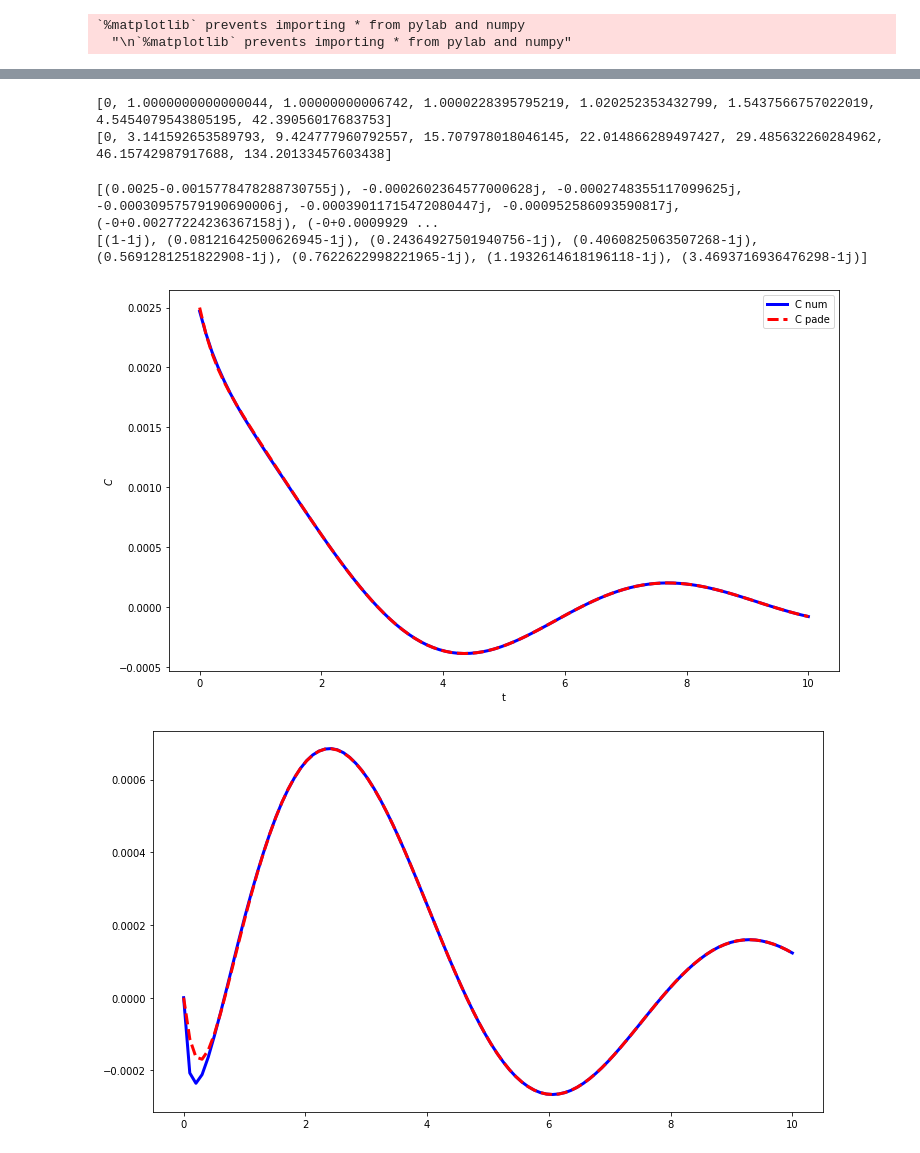
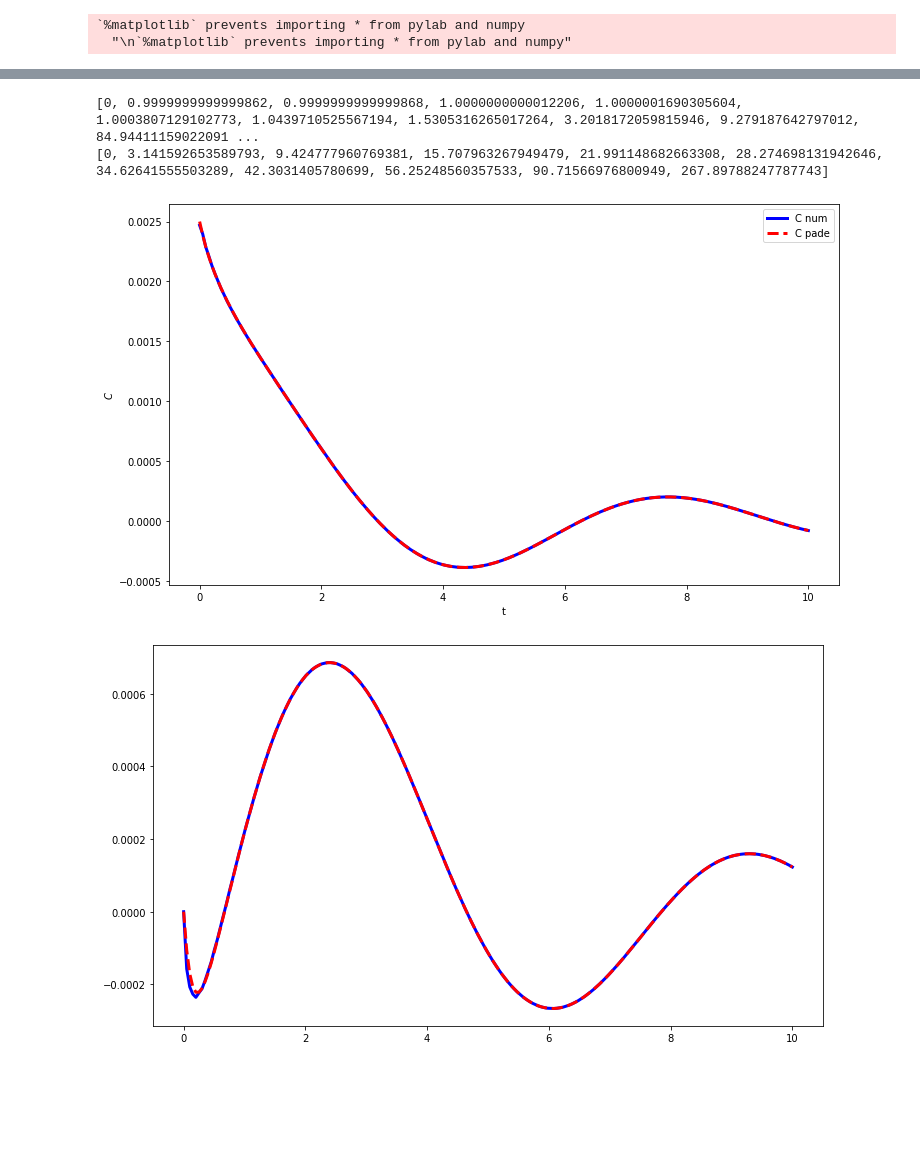
Before and after one commit to tehruhn/bofin_fast, a Jupyter notebook: example 4 fermions single impurity model.ipynb, the cells around one changed output, grey strips where cells are left out. Saved outputs shown, nothing was run; the diff lists cells and outputs as text; code cells hidden in the pictures; blank space fills up the shorter version.

```diff
--- a/example 4 fermions single impurity model.ipynb
+++ b/example 4 fermions single impurity model.ipynb
@@ -217,18 +183,12 @@ ax1.legend()
 # %%
-#Try integrable 2-bath model
-#here I use paramaers from phillips paper
-#this collates pade parameters
+#Pade decompositon: construct correlation parameters
 
-tlist = np.linspace(0,10,100)
+tlist = np.linspace(0,10,200)
 
 
+#Pade cut-off
+lmax =10
 
-lmax =7
-
-
-
-#beta = 1./T
-#beta = np.inf
 
 w_list = np.linspace(-2,2,100)
 
@@ -244,11 +204,6 @@ def f(x):
     return 1/(exp(x)+1.)
 
 
-
-
-
-#Next compare pade decomp to numerical integration
-
 Alpha =np.zeros((2*lmax,2*lmax))
 for j in range(2*lmax):
     for k in range(2*lmax):
@@ -261,7 +216,6 @@ for val in  eigvalsA[0:lmax]:
     #print(-2/val)
     eps.append(-2/val)
 
-
 AlphaP =np.zeros((2*lmax-1,2*lmax-1))
 for j in range(2*lmax-1):
     for k in range(2*lmax-1):
@@ -270,26 +224,25 @@ for j in range(2*lmax-1):
 
 eigvalsAP=eigvalsh(AlphaP)
 
-
 chi = []
 for val in  eigvalsAP[0:lmax-1]:
     #print(-2/val)
     chi.append(-2/val)
 
 
-eta_list=[0.5*lmax*(2*(lmax + 1) - 1)*(
+eta_list = [0.5*lmax*(2*(lmax + 1) - 1)*(
   np.prod([chi[k]**2 - eps[j]**2 for k in range(lmax - 1)])/
     np.prod([eps[k]**2 - eps[j]**2 +deltafun(j,k) for k in range(lmax)]))
           for j in range(lmax)]
 
 
-#kappa = [0,1,1,1.56,14.44]
+
 kappa = [0]+eta_list
 print(kappa)
-#epsilon = [0,1*pi,1*3*pi,1.06*5*pi,2.11*7*pi]
-#print([0,1*pi,1*3*pi,1.06*5*pi,2.11*7*pi])
 epsilon = [0]+eps
 print(epsilon)
+
+
 def f_approx(x):
     f = 0.5
     for l in range(1,lmax+1):
@@ -305,9 +258,9 @@ def C(tlist,sigma,mu):
     eta_list = []
     gamma_list  =[]
 
-    #l = 0
+
     eta_0 = 0.5*Gamma*W*f_approx(1.0j*beta*W)
-    #eta_0 = 0.5*Gamma*W*f(1.0j*beta*W)
+
     gamma_0 = W - sigma*1.0j*mu
     eta_list.append(eta_0)
     gamma_list.append(gamma_0)
@@ -321,19 +274,19 @@ def C(tlist,sigma,mu):
     return c_tot, eta_list, gamma_list
 
 
-#sigma = -  is dsetroy in environment create electron in system
+#sigma = -  is destroy in environment create electron in system
 
-
+#compare pade decomp to numerical integration
 def c_t_L_num(t,sigma,mu):
 
     integrand = lambda w: (1/(2*pi))*exp(sigma*1.0j*w*t)*Gamma_w(w,mu)*f(sigma*beta*(w-mu))
     def real_func(x):
-        return scipy.real(integrand(x))
+        return real(integrand(x))
     def imag_func(x):
-        return scipy.imag(integrand(x))
+        return imag(integrand(x))
     #return quad(integrand,-np.inf,np.inf)[0]
-    #a= -600000
-    #b = 600000
+    # This bounds must be increased if W is increased
+    # But this integration is quite unstable for large frequencies.
 
     a= -50
     b= 50
@@ -342,53 +295,43 @@ def c_t_L_num(t,sigma,mu):
     return real_integral[0] + 1.0j * imag_integral[0]
 
 
-#tlist = np.linspace(0,1e-3,100)
 
 
 cppL,etapL,gampL = C(tlist,1.0,mu_l)
 
 cpmL,etamL,gammL = C(tlist,-1.0,mu_l)
 
 
 
 cppR,etapR,gampR = C(tlist,1.0,mu_r)
 
 cpmR,etamR,gammR = C(tlist,-1.0,mu_r)
 
 
 c_num =[c_t_L_num(t,-1.0,mu_r) for t in tlist]
 
-print(etamR)
-print(gammR)
+
 fig, ax1 = plt.subplots(figsize=(12, 7))
-#print(gam_list)
-#ax1.plot(tlist,real(cpmR)-real(c_num), color="b", linewidth=3, label= r"C pade")
+
 ax1.plot(tlist,real(c_num), color="b", linewidth=3, label= r"C num")
 ax1.plot(tlist,real(cpmR), "r--", linewidth=3, label= r"C pade")
 pos = 1
-#ax1.plot(tlist,real([etamR[pos]*exp(-gammR[pos]*t) for t in tlist]),"g--", linewidth=3, label= r"C pade")
-#[eta_list[l]*exp(-gamma_list[l]*t) for l in range(lmax+1)]
-#ax1.plot(tlist,real(c_num), "r--", linewidth=3, label= r"C num")
+
 
 
 ax1.set_xlabel("t")
 ax1.set_ylabel(r"$C$")
 ax1.legend()
 fig, ax1 = plt.subplots(figsize=(12, 7))
-#print(gam_list)
+
 ax1.plot(tlist,imag(c_num), color="b", linewidth=3, label= r"C num")
 ax1.plot(tlist,imag(cpmR), "r--", linewidth=3, label= r"C pade")
 pos = 0
-#ax1.plot(tlist,imag([etamR[pos]*exp(-gammR[pos]*t) for t in tlist]),"r--", linewidth=3, label= r"C pade")
-
-#ax1.plot(tlist,imag(c_num), "y--", linewidth=3, label= r"C num")
 # %% [output]
-[0, 1.0000000000000044, 1.00000000006742, 1.0000228395795219, 1.020252353432799, 1.5437566757022019, 4.5454079543805195, 42.39056017683753]
-[0, 3.141592653589793, 9.424777960792557, 15.707978018046145, 22.014866289497427, 29.485632260284962, 46.15742987917688, 134.20133457603438]
+[0, 0.9999999999999862, 0.9999999999999868, 1.0000000000012206, 1.0000001690305604, 1.0003807129102773, 1.0439710525567194, 1.5305316265017264, 3.2018172059815946, 9.279187642797012, 84.94411159022091 ...
+[0, 3.141592653589793, 9.424777960769381, 15.707963267949479, 21.991148682663308, 28.274698131942646, 34.62641555503289, 42.3031405780699, 56.25248560357533, 90.71566976800949, 267.89788247787743]
-[(0.0025-0.0015778478288730755j), -0.0002602364577000628j, -0.0002748355117099625j, -0.00030957579190690006j, -0.00039011715472080447j, -0.000952586093590817j, (-0+0.00277224236367158j), (-0+0.0009929 ...
-[(1-1j), (0.08121642500626945-1j), (0.24364927501940756-1j), (0.4060825063507268-1j), (0.5691281251822908-1j), (0.7622622998221965-1j), (1.1932614618196118-1j), (3.4693716936476298-1j)]
 [figure]
-[figure, old version]
+[figure, new version]
 # %%
 #heom simulation with above params (Pade)
 options = Options(nsteps=15000, store_states=True, rtol=1e-14, atol=1e-14)
```
Also changed, not shown: parts of 39 cells of this notebook, 5 other files.
